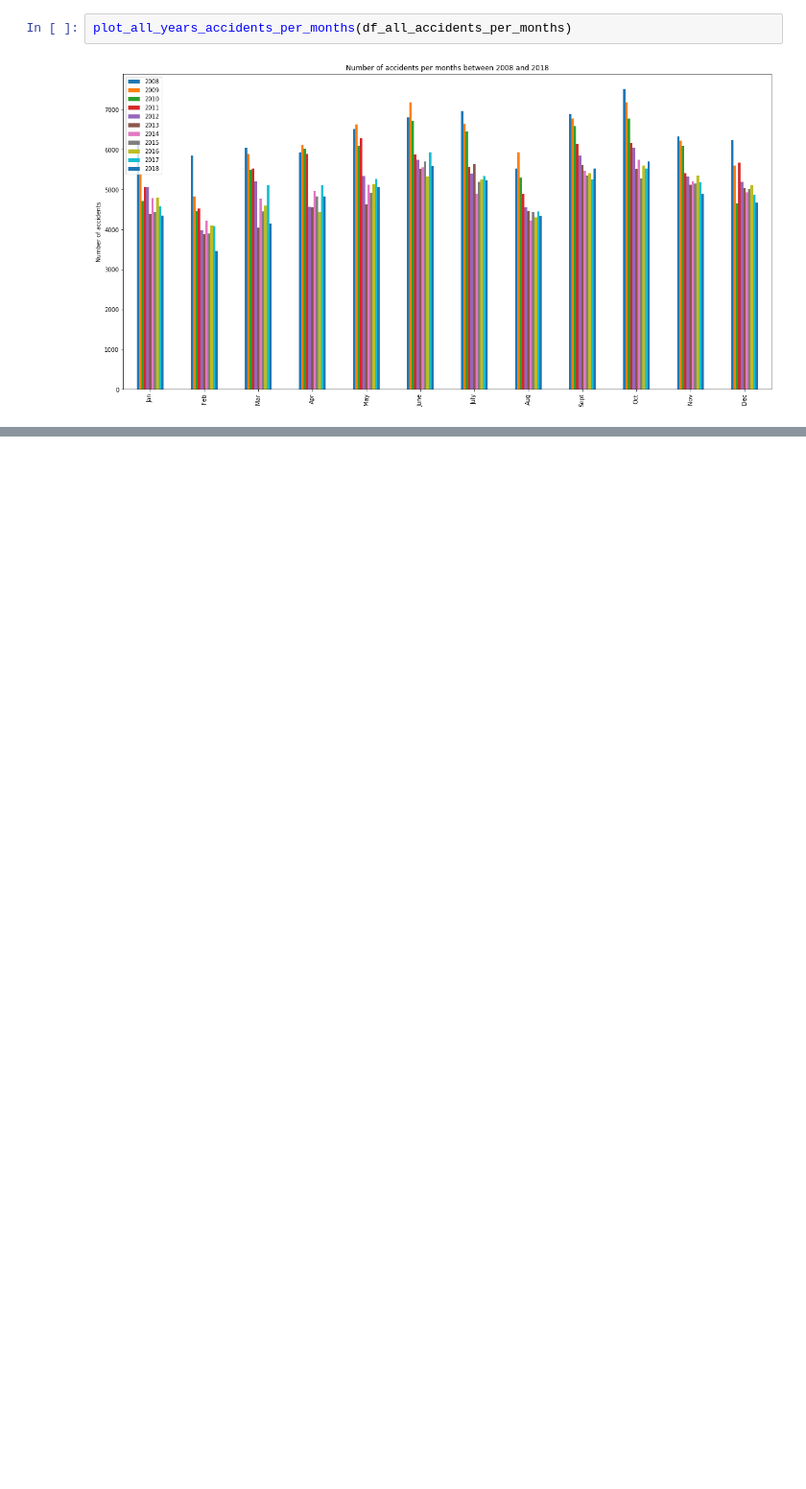
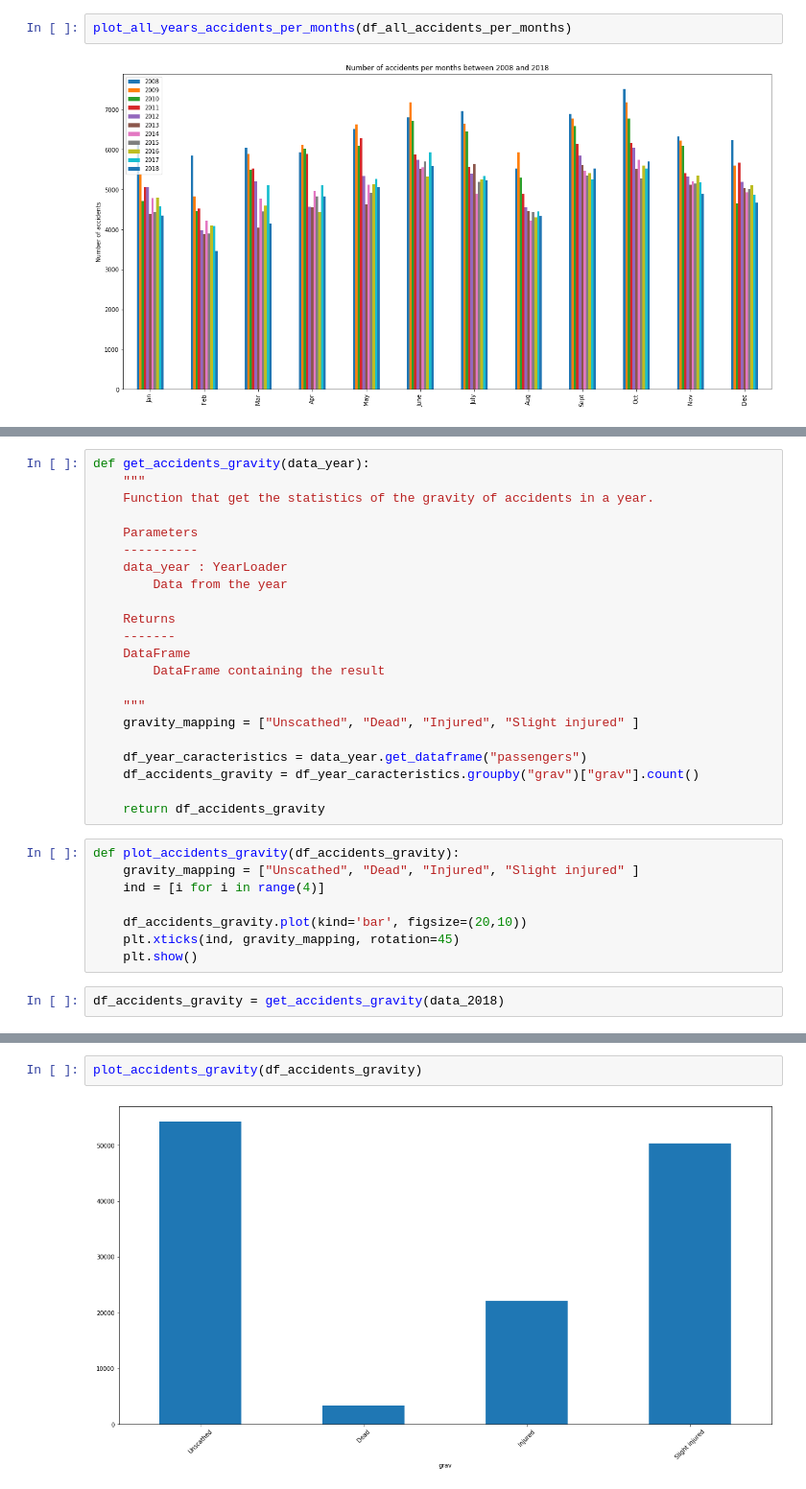
Before and after one commit to sinitame/epfl-ada-project, a Jupyter notebook: notebooks/introduction.ipynb, the cells around one changed output, grey strips where cells are left out. Shown at 96% size. Drawn from its saved outputs; the diff is of its cells as text; blank space fills up the shorter version.

Commit message:
Adding other helpers for introduction data collection

```diff
--- a/notebooks/introduction.ipynb
+++ b/notebooks/introduction.ipynb
@@ -188,0 +190,32 @@ plot_all_years_accidents_per_months(df_all_accidents_per_months)
+# %%
+def get_accidents_gravity(data_year):
+    """
+    Function that get the statistics of the gravity of accidents in a year.
+
+    Parameters
+    ----------
+    data_year : YearLoader
+        Data from the year
+
+    Returns
+    -------
+    DataFrame
+        DataFrame containing the result
+
+    """
+    gravity_mapping = ["Unscathed", "Dead", "Injured", "Slight injured" ]
+
+    df_year_caracteristics = data_year.get_dataframe("passengers")
+    df_accidents_gravity = df_year_caracteristics.groupby("grav")["grav"].count()
+
+    return df_accidents_gravity
+# %%
+def plot_accidents_gravity(df_accidents_gravity):
+    gravity_mapping = ["Unscathed", "Dead", "Injured", "Slight injured" ]
+    ind = [i for i in range(4)]
+
+    df_accidents_gravity.plot(kind='bar', figsize=(20,10))
+    plt.xticks(ind, gravity_mapping, rotation=45)
+    plt.show()
+# %%
+df_accidents_gravity = get_accidents_gravity(data_2018)
@@ -188,0 +231,4 @@ plot_all_years_accidents_per_months(df_all_accidents_per_months)
+# %%
+plot_accidents_gravity(df_accidents_gravity)
+# %% [output]
+[figure, added]
```
Also changed, not shown: parts of 19 cells of this notebook, 1 other file.
